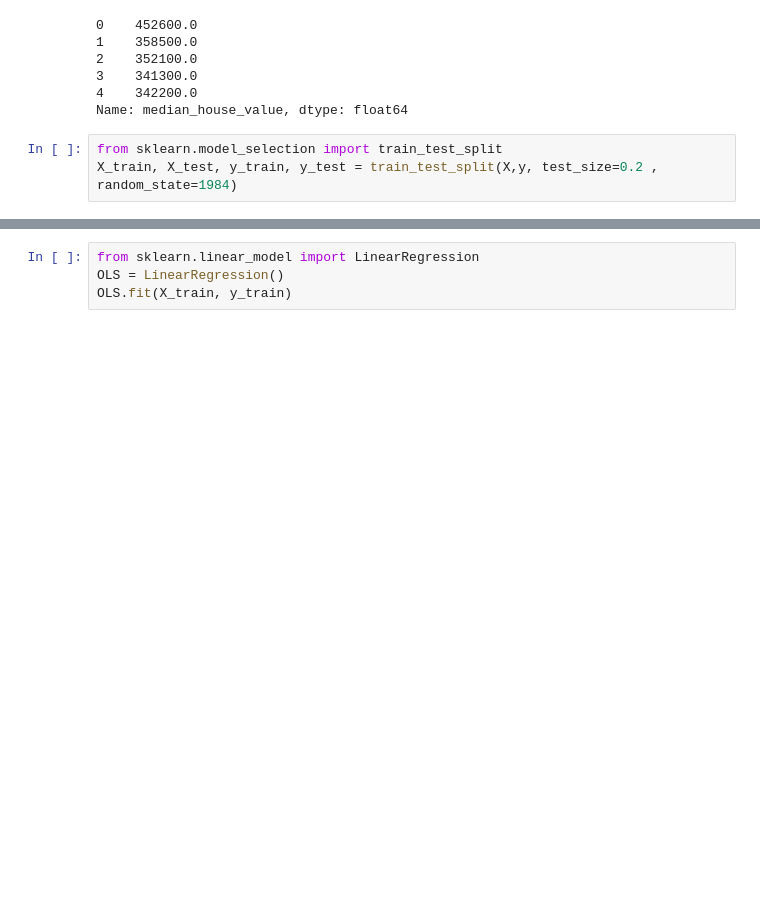
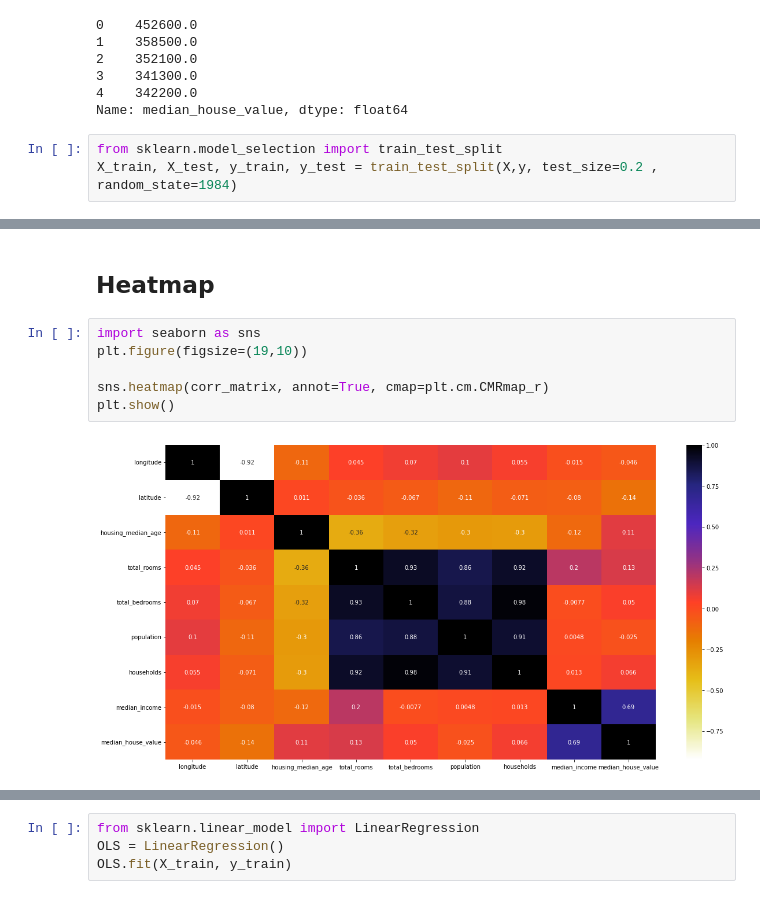
Before and after one commit to kelcheone/california_housing_price_pred, a Jupyter notebook: californial-housing-pirce-prediction.ipynb, the cells around one changed output, grey strips where cells are left out. Cells and saved outputs as stored; diff of their text form; blank space fills up the shorter version.

```diff
--- a/californial-housing-pirce-prediction.ipynb
+++ b/californial-housing-pirce-prediction.ipynb
@@ -115,0 +138,10 @@ X_train, X_test, y_train, y_test = train_test_split(X,y, test_size=0.2 , random_
+# %% [markdown]
+## Heatmap
+# %%
+import seaborn as sns
+plt.figure(figsize=(19,10))
+
+sns.heatmap(corr_matrix, annot=True, cmap=plt.cm.CMRmap_r)
+plt.show()
+# %% [output]
+[figure, added]
```
Also changed, not shown: parts of 8 cells of this notebook.
